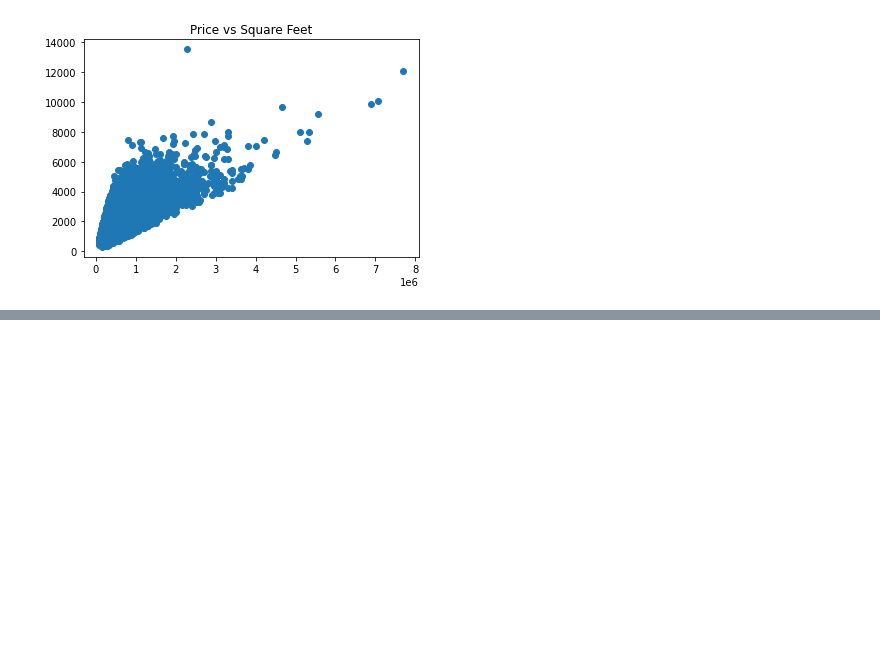
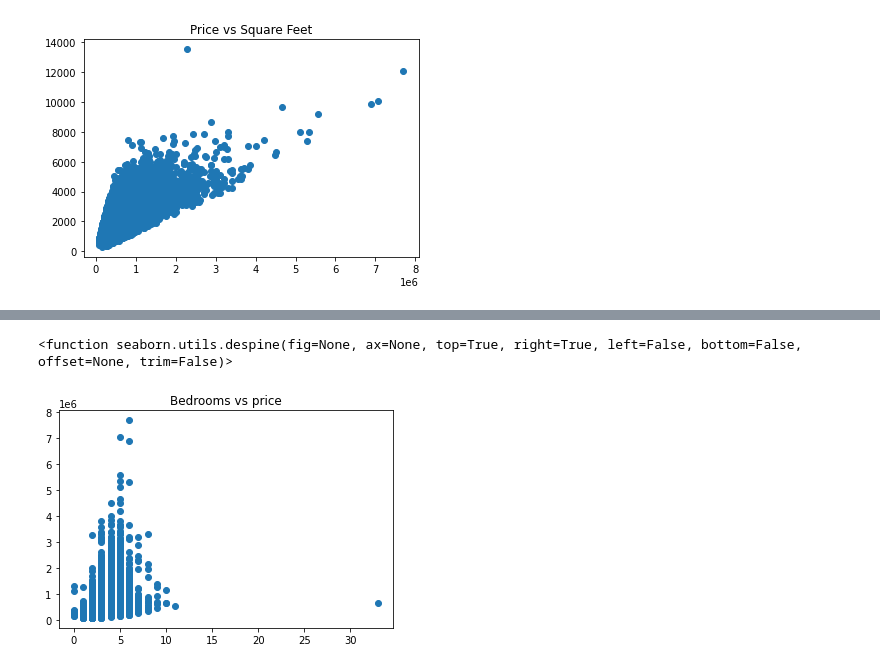
Before and after one commit to Balajithegr8/house_price_prediction, a Jupyter notebook: model.ipynb, the cells around one changed output, grey strips where cells are left out. Drawn from its saved outputs; the diff is of its cells as text; code cells hidden in the pictures; blank space fills up the shorter version.

```diff
--- a/model.ipynb
+++ b/model.ipynb
@@ -103,0 +116,7 @@ Text(0.5, 1.0, 'Price vs Square Feet')
+# %%
+plt.scatter(df.bedrooms,df.price)
+plt.title("Bedrooms vs price")
+sns.despine
+# %% [output]
+<function seaborn.utils.despine(fig=None, ax=None, top=True, right=True, left=False, bottom=False, offset=None, trim=False)>
+[figure, added]
```
Also changed, not shown: parts of 17 cells of this notebook.
